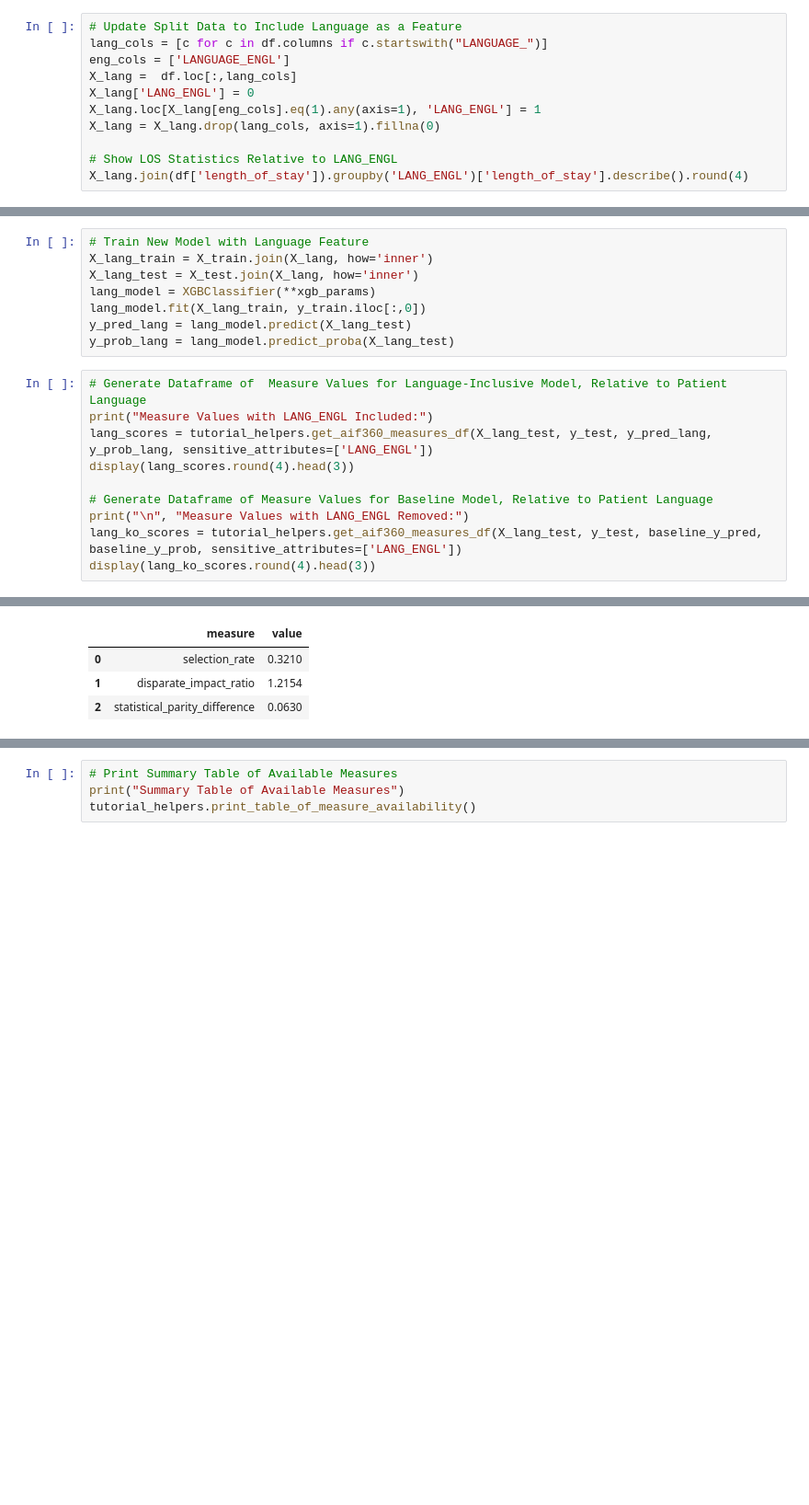
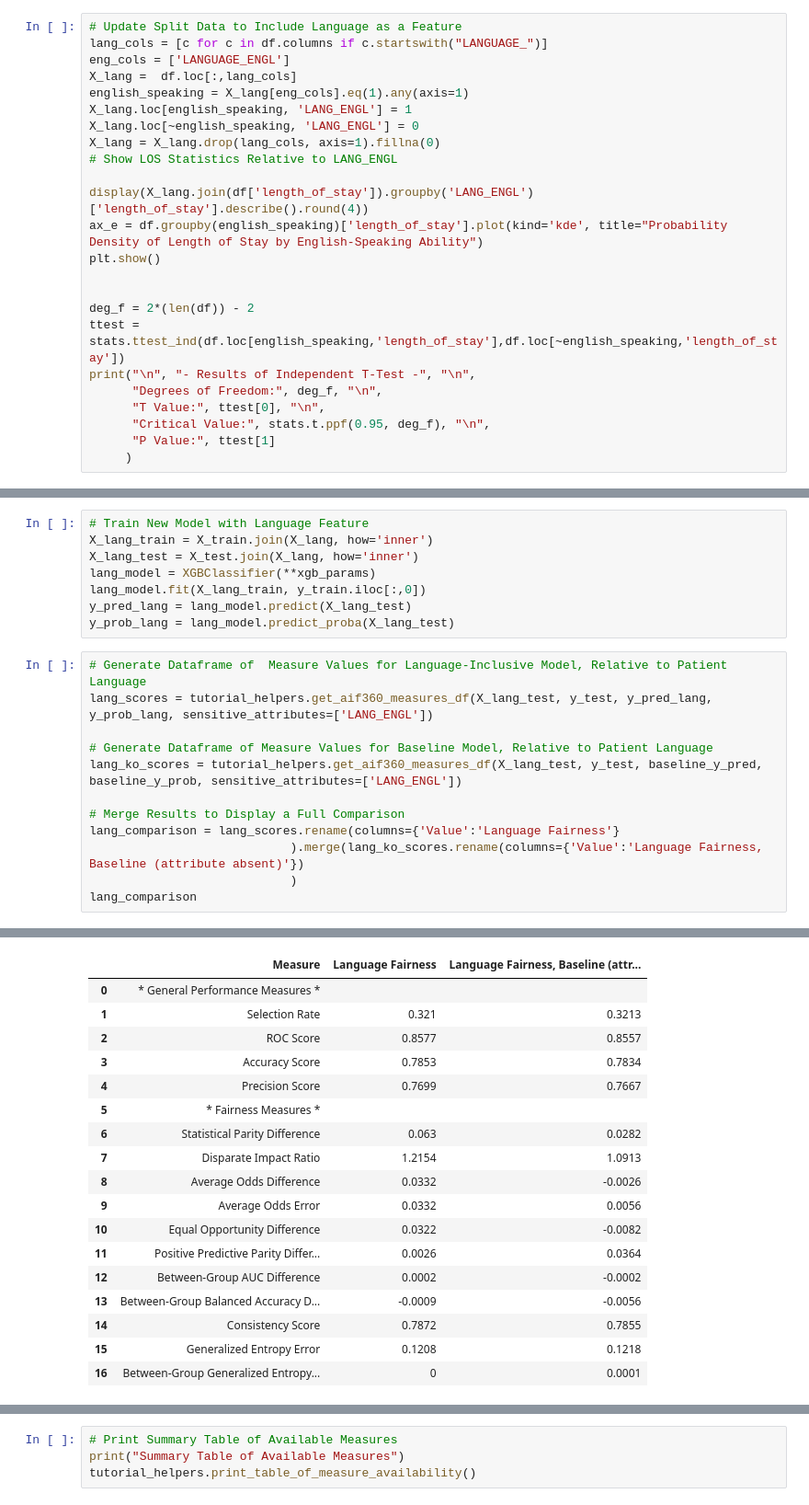
Before and after one commit to KenSciResearch/fairMLHealth, a Jupyter notebook: kdd_fairness_bias/kdd_fairness_in_healthcare_tutorial.ipynb, the cells around one changed output, grey strips where cells are left out. Shown at 92% size. Drawn from its saved outputs; the diff is of its cells as text; blank space fills up the shorter version.

```diff
--- a/kdd_fairness_bias/kdd_fairness_in_healthcare_tutorial.ipynb
+++ b/kdd_fairness_bias/kdd_fairness_in_healthcare_tutorial.ipynb
@@ -397,12 +447,25 @@ Our next experiment will test the presence of bias relative to a patient\'s lang
 lang_cols = [c for c in df.columns if c.startswith("LANGUAGE_")]
 eng_cols = ['LANGUAGE_ENGL']
 X_lang =  df.loc[:,lang_cols]
-X_lang['LANG_ENGL'] = 0
-X_lang.loc[X_lang[eng_cols].eq(1).any(axis=1), 'LANG_ENGL'] = 1
+english_speaking = X_lang[eng_cols].eq(1).any(axis=1)
+X_lang.loc[english_speaking, 'LANG_ENGL'] = 1
+X_lang.loc[~english_speaking, 'LANG_ENGL'] = 0
 X_lang = X_lang.drop(lang_cols, axis=1).fillna(0)
+# Show LOS Statistics Relative to LANG_ENGL
 
-# Show LOS Statistics Relative to LANG_ENGL
-X_lang.join(df['length_of_stay']).groupby('LANG_ENGL')['length_of_stay'].describe().round(4)
+display(X_lang.join(df['length_of_stay']).groupby('LANG_ENGL')['length_of_stay'].describe().round(4))
+ax_e = df.groupby(english_speaking)['length_of_stay'].plot(kind='kde', title="Probability Density of Length of Stay by English-Speaking Ability")
+plt.show()
+
+
+deg_f = 2*(len(df)) - 2
+ttest = stats.ttest_ind(df.loc[english_speaking,'length_of_stay'],df.loc[~english_speaking,'length_of_stay'])
+print("\n", "- Results of Independent T-Test -", "\n",
+      "Degrees of Freedom:", deg_f, "\n",
+      "T Value:", ttest[0], "\n",
+      "Critical Value:", stats.t.ppf(0.95, deg_f), "\n",
+      "P Value:", ttest[1]
+     )
 # %% [output]
 |  | count | mean | std | min | 25% | 50% | 75% | max |
 | LANG_ENGL |  |  |  |  |  |  |  |  |
@@ -418,12 +487,14 @@ y_pred_lang = lang_model.predict(X_lang_test)
 y_prob_lang = lang_model.predict_proba(X_lang_test)
 # %%
 # Generate Dataframe of  Measure Values for Language-Inclusive Model, Relative to Patient Language
-print("Measure Values with LANG_ENGL Included:")
 lang_scores = tutorial_helpers.get_aif360_measures_df(X_lang_test, y_test, y_pred_lang, y_prob_lang, sensitive_attributes=['LANG_ENGL'])
-display(lang_scores.round(4).head(3))
 
 # Generate Dataframe of Measure Values for Baseline Model, Relative to Patient Language
-print("\n", "Measure Values with LANG_ENGL Removed:")
 lang_ko_scores = tutorial_helpers.get_aif360_measures_df(X_lang_test, y_test, baseline_y_pred, baseline_y_prob, sensitive_attributes=['LANG_ENGL'])
-display(lang_ko_scores.round(4).head(3))
+
+# Merge Results to Display a Full Comparison
+lang_comparison = lang_scores.rename(columns={'Value':'Language Fairness'}
+                            ).merge(lang_ko_scores.rename(columns={'Value':'Language Fairness, Baseline (attribute absent)'})
+                            )
+lang_comparison
 # %% [output]
@@ -431,4 +501,18 @@ Measure Values with LANG_ENGL Included:
-|  | measure | value |
-| 0 | selection_rate | 0.3210 |
-| 1 | disparate_impact_ratio | 1.2154 |
-| 2 | statistical_parity_difference | 0.0630 |
+|  | Measure | Language Fairness | Language Fairness, Baseline (attr... |
+| 0 | * General Performance Measures * |  |  |
+| 1 | Selection Rate | 0.321 | 0.3213 |
+| 2 | ROC Score | 0.8577 | 0.8557 |
+| 3 | Accuracy Score | 0.7853 | 0.7834 |
+| 4 | Precision Score | 0.7699 | 0.7667 |
+| 5 | * Fairness Measures * |  |  |
+| 6 | Statistical Parity Difference | 0.063 | 0.0282 |
+| 7 | Disparate Impact Ratio | 1.2154 | 1.0913 |
+| 8 | Average Odds Difference | 0.0332 | -0.0026 |
+| 9 | Average Odds Error | 0.0332 | 0.0056 |
+| 10 | Equal Opportunity Difference | 0.0322 | -0.0082 |
+| 11 | Positive Predictive Parity Differ... | 0.0026 | 0.0364 |
+| 12 | Between-Group AUC Difference | 0.0002 | -0.0002 |
+| 13 | Between-Group Balanced Accuracy D... | -0.0009 | -0.0056 |
+| 14 | Consistency Score | 0.7872 | 0.7855 |
+| 15 | Generalized Entropy Error | 0.1208 | 0.1218 |
+| 16 | Between-Group Generalized Entropy... | 0 | 0.0001 |
```
Also changed, not shown: parts of 29 cells of this notebook, 2 other files.
